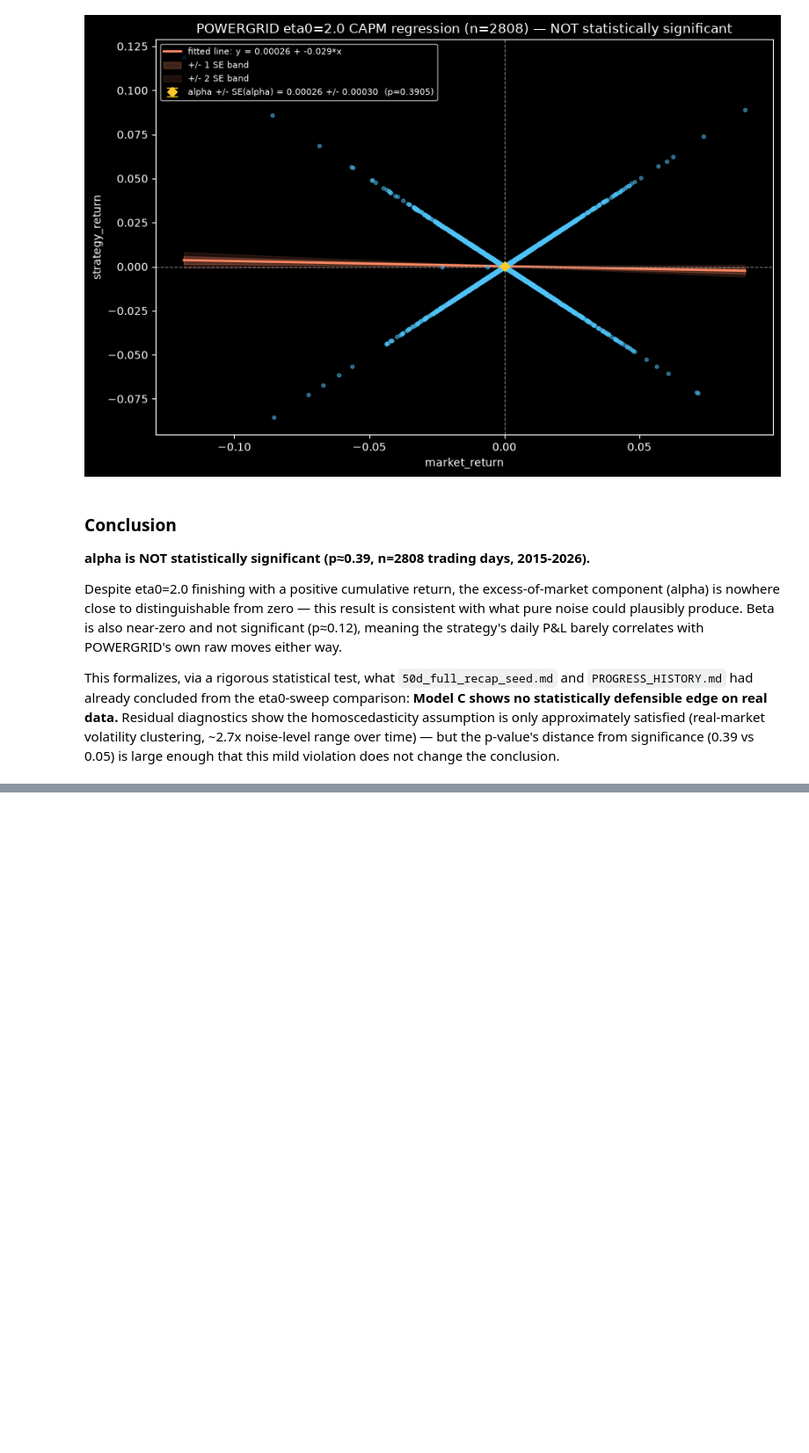
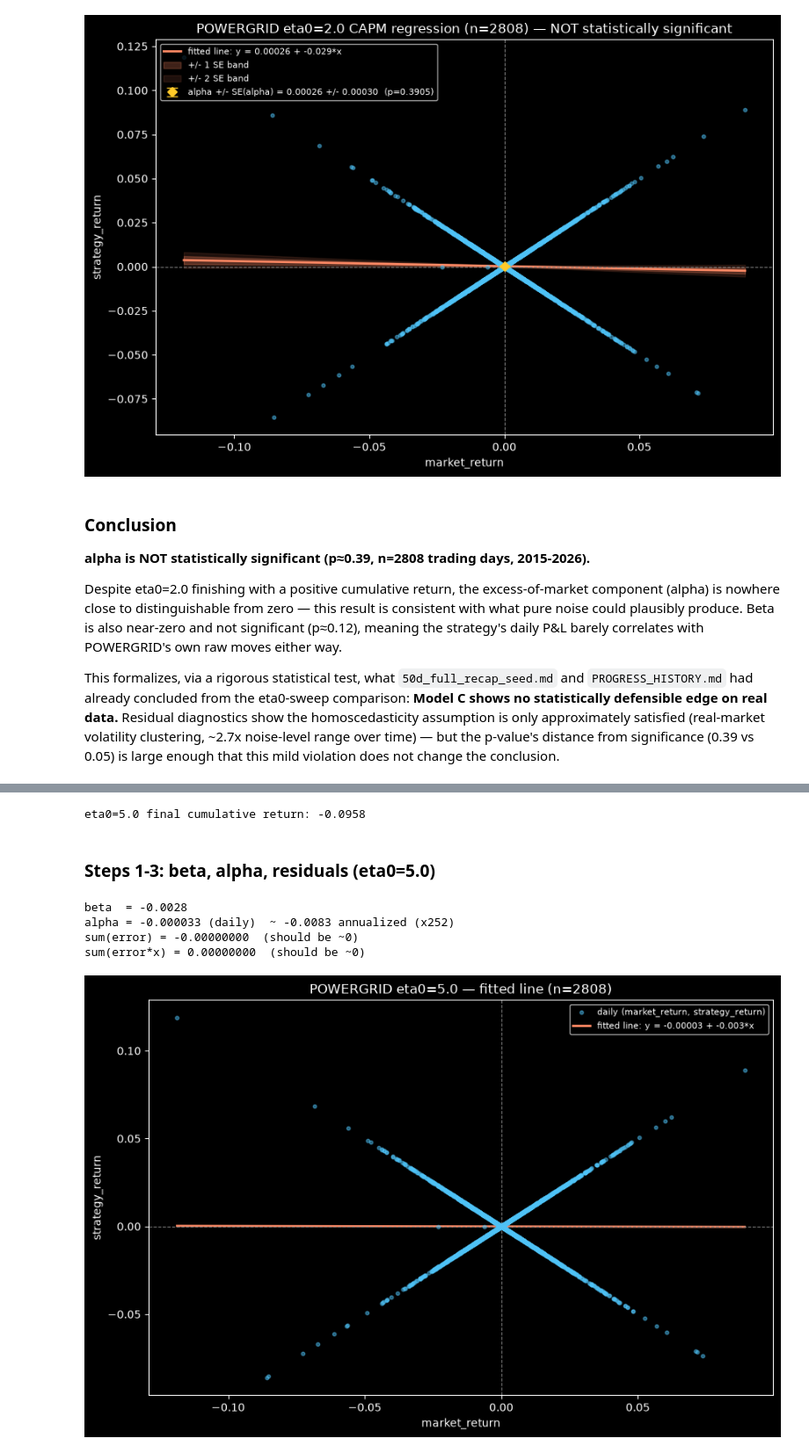
Before and after one commit to Saurav-cloud9/CodePonting, a Jupyter notebook: Algo_Trading/Framework_V2/scripts/trials/regime_model/memlabs/52_alpha_beta_concept_and_powergrid.ipynb, the cells around one changed output, grey strips where cells are left out. Shown at 88% size. Saved outputs shown, nothing was run; the diff lists cells and outputs as text; code cells hidden in the pictures; blank space fills up the shorter version.

```diff
--- a/Algo_Trading/Framework_V2/scripts/trials/regime_model/memlabs/52_alpha_beta_concept_and_powergrid.ipynb
+++ b/Algo_Trading/Framework_V2/scripts/trials/regime_model/memlabs/52_alpha_beta_concept_and_powergrid.ipynb
@@ -405,0 +426,46 @@ that this mild violation does not change the conclusion.
+# %%
+df_eta5 = run_replication(eta0=5.0)
+print(f"eta0=5.0 final cumulative return: {df_eta5['trade_log_return'].cumsum().iloc[-1]:.4f}")
+
+market_return5 = df_eta5['true_y'].to_numpy()
+strategy_return5 = df_eta5['trade_log_return'].to_numpy()
+n5 = len(market_return5)
+# %% [output]
+eta0=5.0 final cumulative return: -0.0958
+# %% [markdown]
+### Steps 1-3: beta, alpha, residuals (eta0=5.0)
+# %%
+x_bar5 = market_return5.mean()
+y_bar5 = strategy_return5.mean()
+cov_xy5 = np.mean((market_return5 - x_bar5) * (strategy_return5 - y_bar5))
+var_x5 = np.mean((market_return5 - x_bar5) ** 2)
+beta5 = cov_xy5 / var_x5
+alpha5 = y_bar5 - beta5 * x_bar5
+
+fitted5 = alpha5 + beta5 * market_return5
+error5 = strategy_return5 - fitted5
+
+print(f"beta  = {beta5:.4f}")
+print(f"alpha = {alpha5:.6f} (daily)  ~ {alpha5*252:.4f} annualized (x252)")
+print(f"sum(error) = {error5.sum():.8f}  (should be ~0)")
+print(f"sum(error*x) = {(error5*market_return5).sum():.8f}  (should be ~0)")
+
+fig, ax = plt.subplots(figsize=(9, 6))
+ax.scatter(market_return5, strategy_return5, color='#4fc3f7', s=10, alpha=0.5, zorder=3, label='daily (market_return, strategy_return)')
+x_line5 = np.linspace(market_return5.min(), market_return5.max(), 200)
+y_line5 = alpha5 + beta5 * x_line5
+ax.plot(x_line5, y_line5, color='#ff8a65', lw=2, label=f'fitted line: y = {alpha5:.5f} + {beta5:.3f}*x')
+ax.axvline(0, color='gray', lw=0.8, ls='--')
+ax.axhline(0, color='gray', lw=0.8, ls='--')
+ax.set_xlabel('market_return'); ax.set_ylabel('strategy_return')
+ax.set_title(f'POWERGRID eta0=5.0 — fitted line (n={n5})')
+ax.legend(fontsize=8)
+plt.tight_layout()
+plt.savefig('52c_check_scatter_fitted_line.png', dpi=110)
+plt.show()
+# %% [output]
+beta  = -0.0028
+alpha = -0.000033 (daily)  ~ -0.0083 annualized (x252)
+sum(error) = -0.00000000  (should be ~0)
+sum(error*x) = 0.00000000  (should be ~0)
+[figure, added]
```
Also changed, not shown: parts of 7 cells of this notebook, 19 other files.
